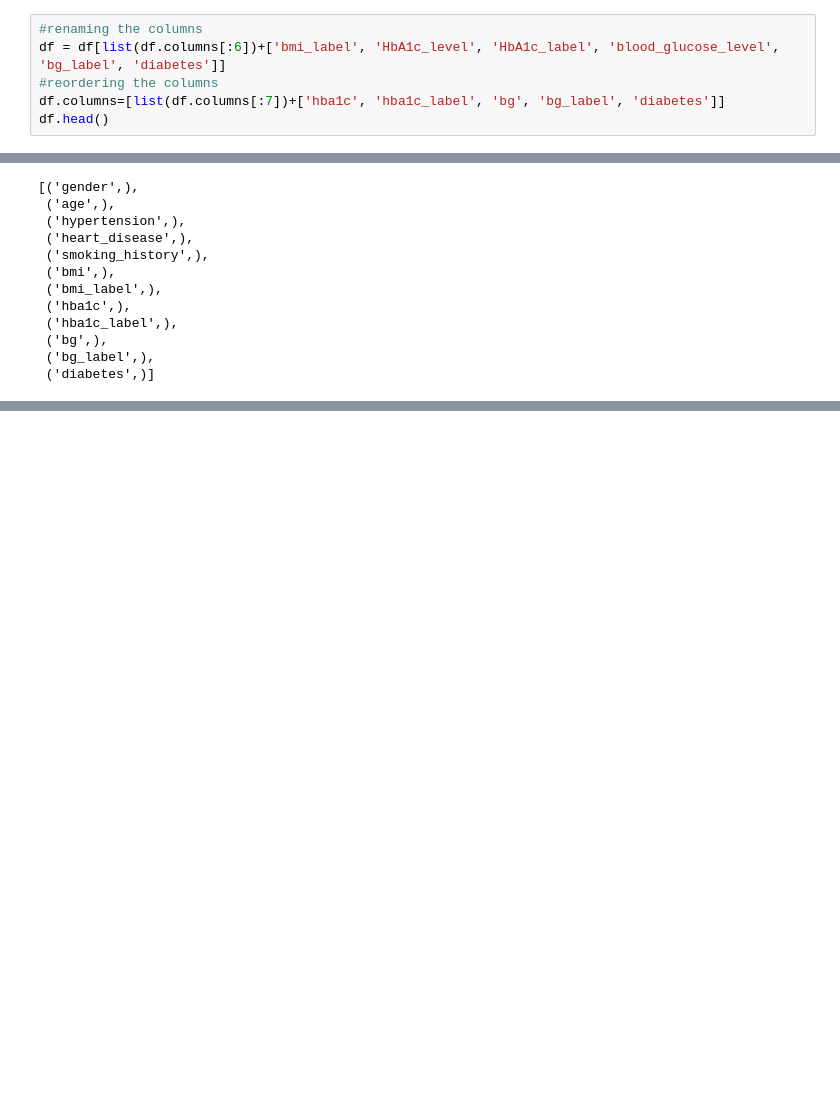
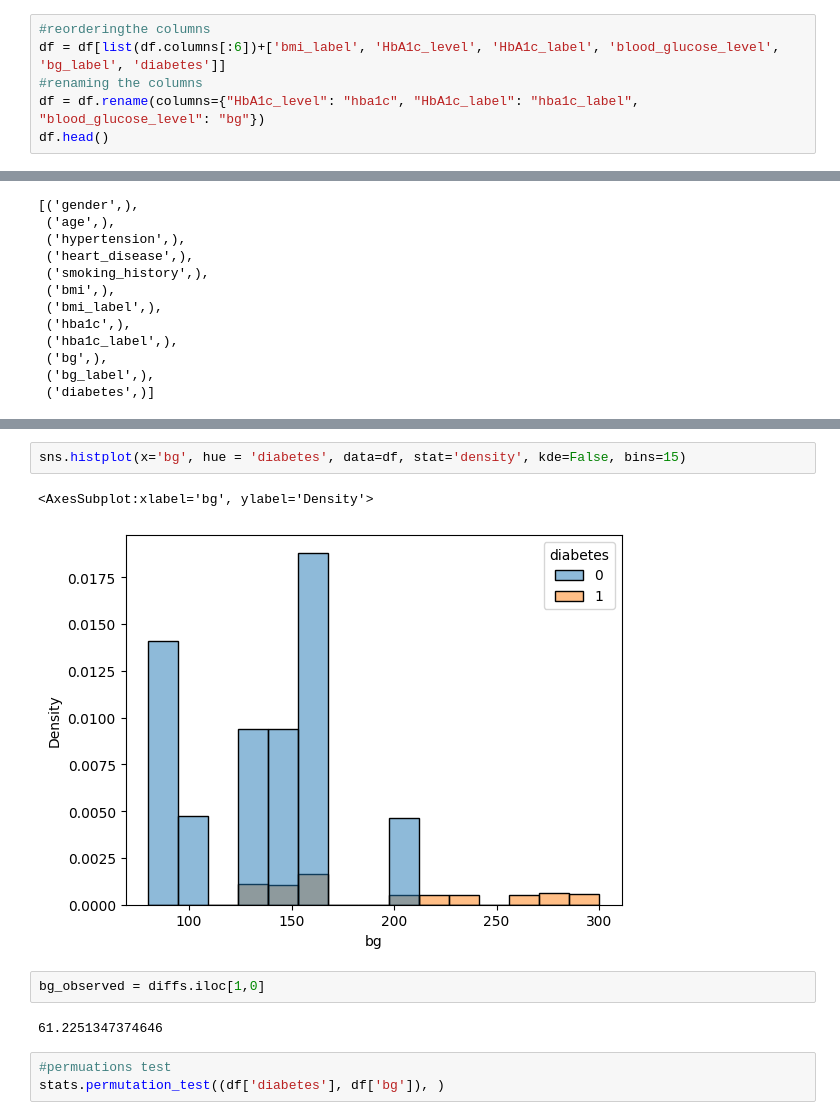
Before and after one commit to harshi-saha/cogs108-project, a Jupyter notebook: EDACheckpoint_group014.ipynb, the cells around one changed output, grey strips where cells are left out. Saved outputs shown, nothing was run; the diff lists cells and outputs as text; blank space fills up the shorter version.

```diff
--- a/EDACheckpoint_group014.ipynb
+++ b/EDACheckpoint_group014.ipynb
@@ -113,10 +155,10 @@ df.head()
 | 3 | Female | 36.0 | 0 | 0 | current | 23.45 | 5.0 | ... |
 | 4 | Male | 76.0 | 1 | 1 | current | 20.14 | 4.8 | ... |
 # %%
+#reorderingthe columns
+df = df[list(df.columns[:6])+['bmi_label', 'HbA1c_level', 'HbA1c_label', 'blood_glucose_level', 'bg_label', 'diabetes']]
 #renaming the columns
-df = df[list(df.columns[:6])+['bmi_label', 'HbA1c_level', 'HbA1c_label', 'blood_glucose_level', 'bg_label', 'diabetes']]
-#reordering the columns
-df.columns=[list(df.columns[:7])+['hba1c', 'hba1c_label', 'bg', 'bg_label', 'diabetes']]
+df = df.rename(columns={"HbA1c_level": "hba1c", "HbA1c_label": "hba1c_label", "blood_glucose_level": "bg"})
 df.head()
 # %% [output]
 |  | gender | age | hypertension | heart_disease | smoking_history | bmi | bmi_label | hba1c | ... |
@@ -166,0 +253,12 @@ sns.regplot(x='age', y='bg', data=df)
+# %%
+sns.histplot(x='bg', hue = 'diabetes', data=df, stat='density', kde=False, bins=15)
+# %% [output]
+<AxesSubplot:xlabel='bg', ylabel='Density'>
+[figure, added]
+# %%
+bg_observed = diffs.iloc[1,0]
+# %% [output]
+61.2251347374646
+# %%
+#permuations test
+stats.permutation_test((df['diabetes'], df['bg']), )
```
Also changed, not shown: parts of 11 cells of this notebook.
